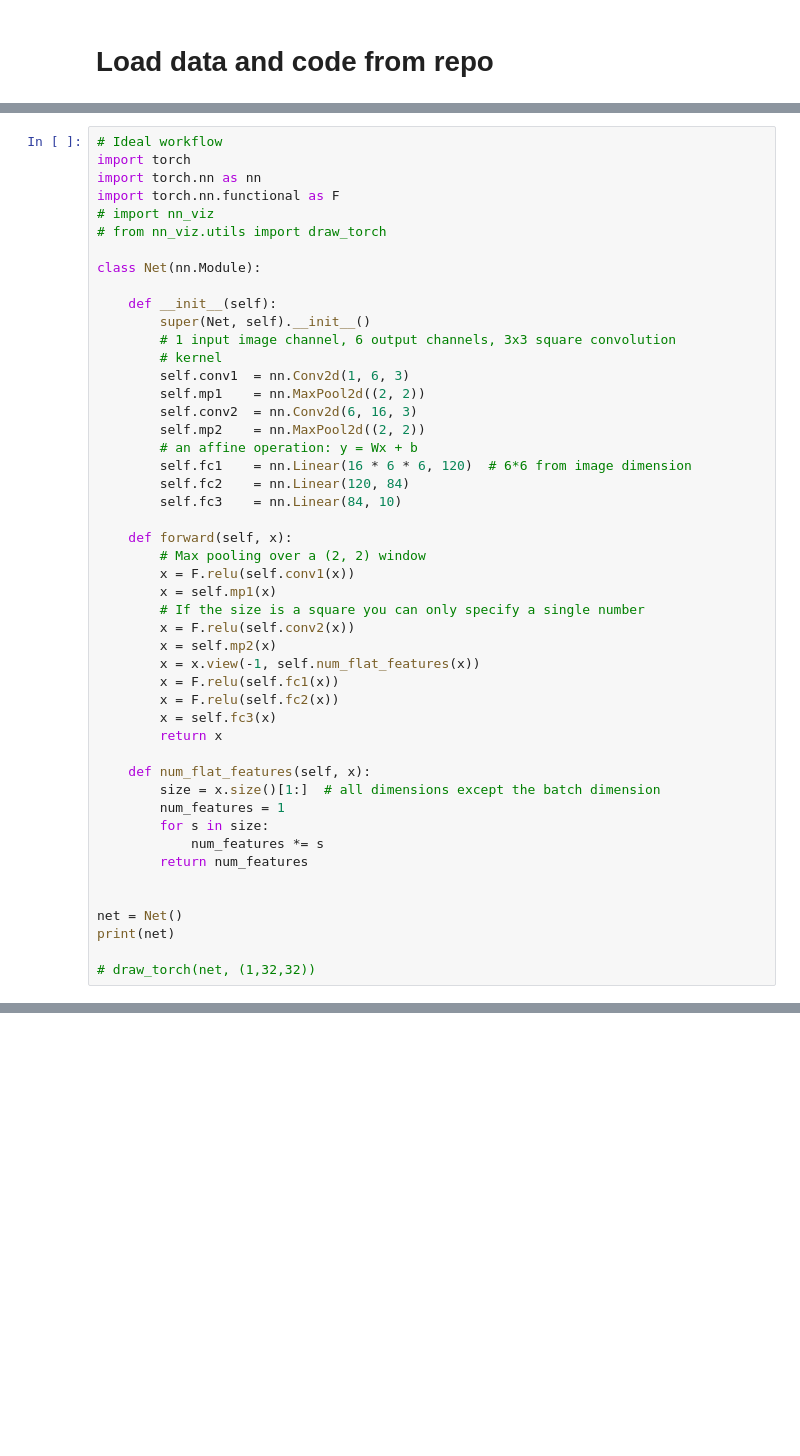
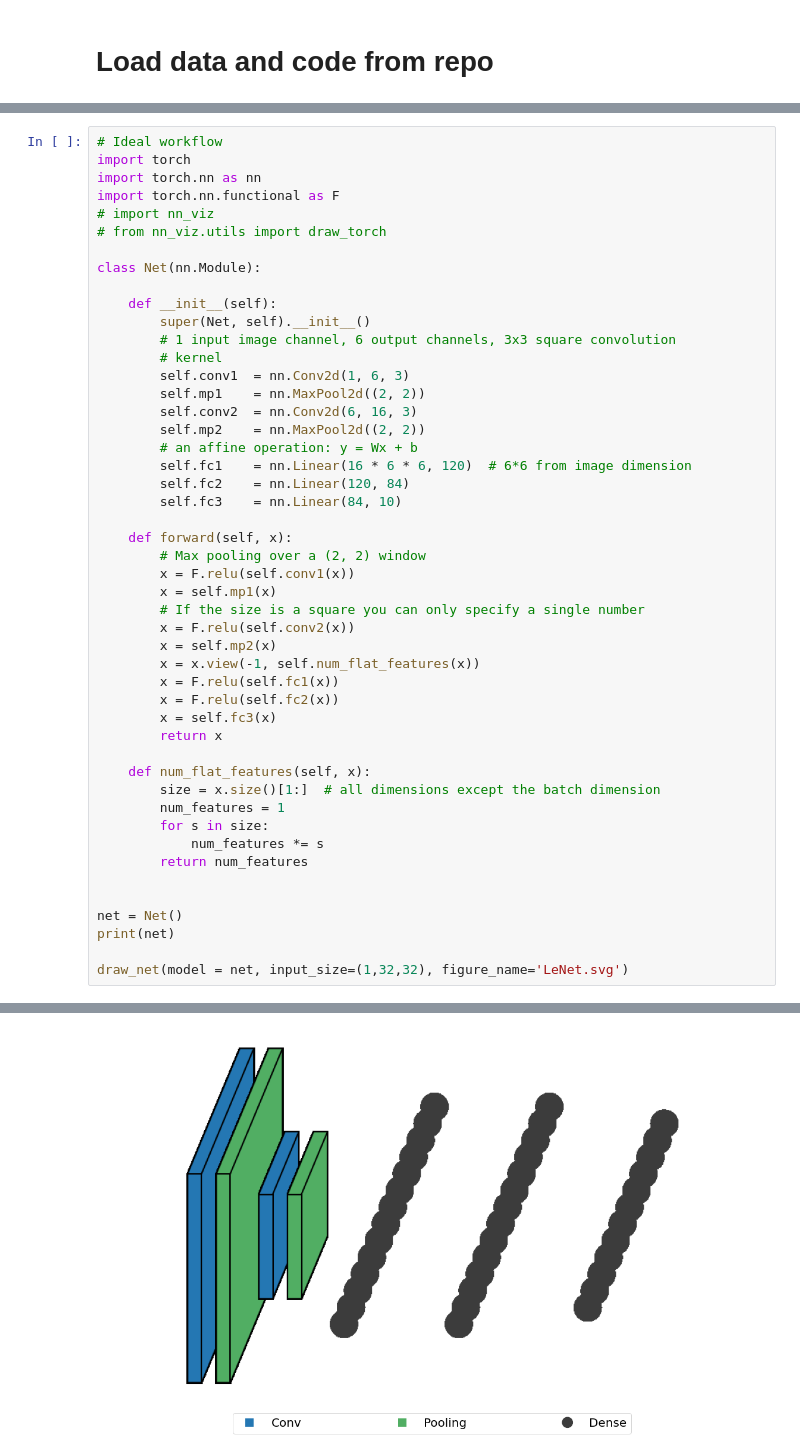
Before and after one commit to MerkulovDaniil/nn_visualization, a Jupyter notebook: neural_architecture/demo.ipynb, the cells around one changed output, grey strips where cells are left out. Cells and saved outputs as stored; diff of their text form; blank space fills up the shorter version.

```diff
--- a/neural_architecture/demo.ipynb
+++ b/neural_architecture/demo.ipynb
@@ -117,31 +119,32 @@ class Net(nn.Module):
         # If the size is a square you can only specify a single number
         x = F.relu(self.conv2(x))
         x = self.mp2(x)
         x = x.view(-1, self.num_flat_features(x))
         x = F.relu(self.fc1(x))
         x = F.relu(self.fc2(x))
         x = self.fc3(x)
         return x
 
     def num_flat_features(self, x):
         size = x.size()[1:]  # all dimensions except the batch dimension
         num_features = 1
         for s in size:
             num_features *= s
         return num_features
 
 
 net = Net()
 print(net)
 
-# draw_torch(net, (1,32,32))
+draw_net(model = net, input_size=(1,32,32), figure_name='LeNet.svg')
 # %% [output]
 Net(
   (conv1): Conv2d(1, 6, kernel_size=(3, 3), stride=(1, 1))
   (mp1): MaxPool2d(kernel_size=(2, 2), stride=(2, 2), padding=0, dilation=1, ceil_mode=False)
   (conv2): Conv2d(6, 16, kernel_size=(3, 3), stride=(1, 1))
   (mp2): MaxPool2d(kernel_size=(2, 2), stride=(2, 2), padding=0, dilation=1, ceil_mode=False)
   (fc1): Linear(in_features=576, out_features=120, bias=True)
   (fc2): Linear(in_features=120, out_features=84, bias=True)
   (fc3): Linear(in_features=84, out_features=10, bias=True)
 )
+[figure, added]
```
Also changed, not shown: parts of 12 cells of this notebook.
